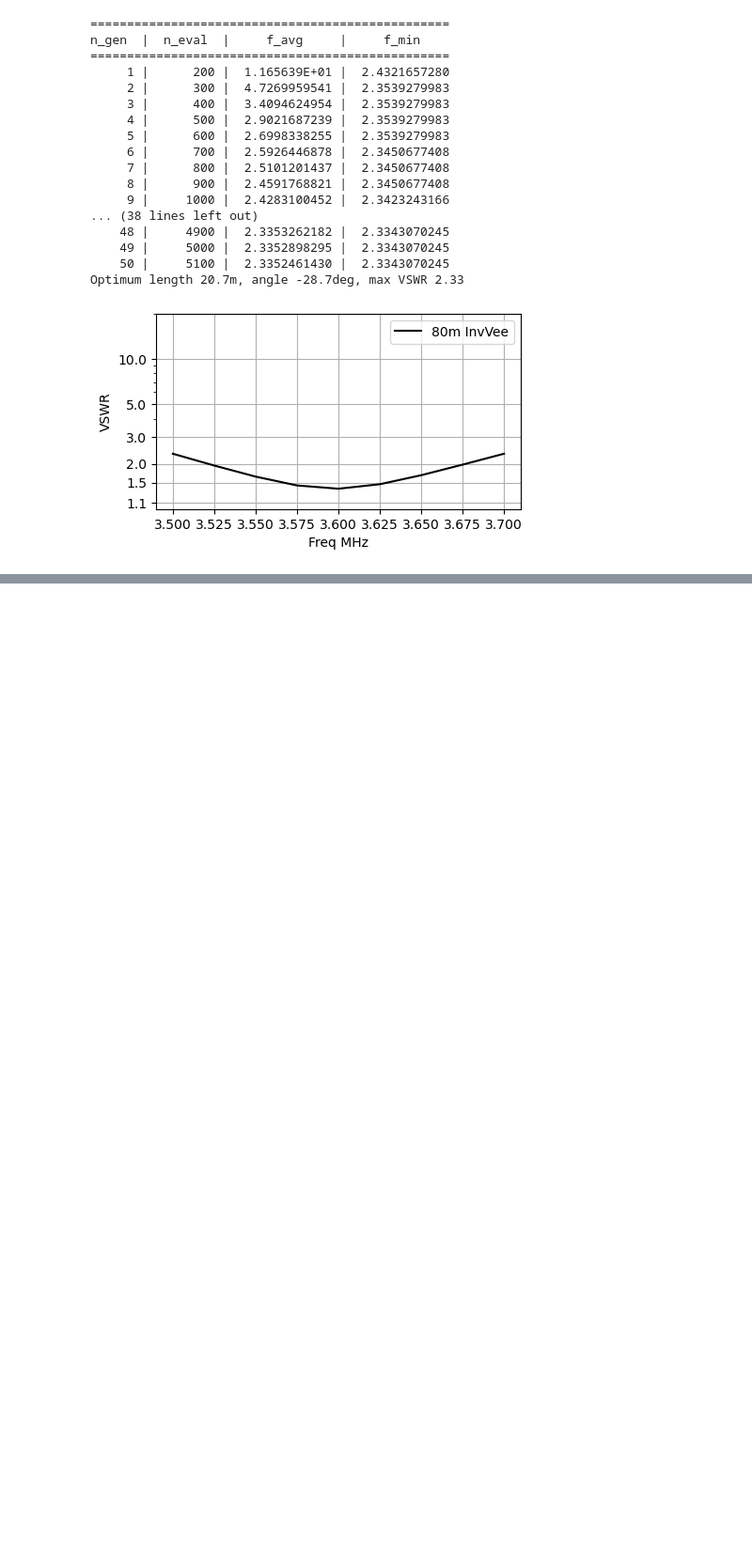
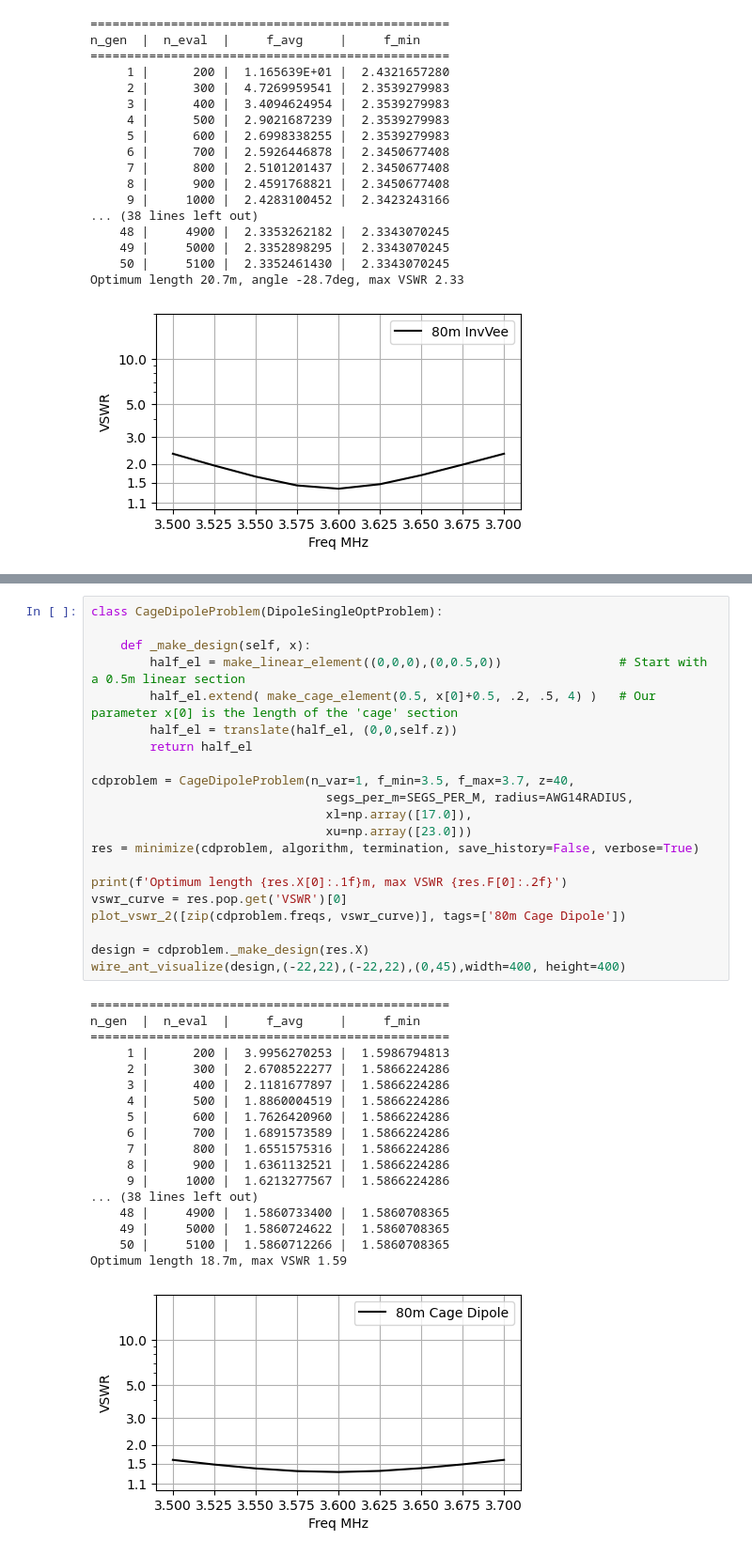
Before and after one commit to flatos/nec5toolkit, a Jupyter notebook: Wire Antennas/020_Intro_to_Optimization.ipynb, the cells around one changed output, grey strips where cells are left out. Shown: that part at 94% size. Cells and saved outputs as stored; diff of their text form; blank space fills up the shorter version.

```diff
--- a/Wire Antennas/020_Intro_to_Optimization.ipynb
+++ b/Wire Antennas/020_Intro_to_Optimization.ipynb
@@ -287,0 +294,40 @@ Optimum length 20.7m, angle -28.7deg, max VSWR 2.33
+# %%
+class CageDipoleProblem(DipoleSingleOptProblem):
+
+    def _make_design(self, x):
+        half_el = make_linear_element((0,0,0),(0,0.5,0))                # Start with a 0.5m linear section
+        half_el.extend( make_cage_element(0.5, x[0]+0.5, .2, .5, 4) )   # Our parameter x[0] is the length of the 'cage' section
+        half_el = translate(half_el, (0,0,self.z))
+        return half_el
+
+cdproblem = CageDipoleProblem(n_var=1, f_min=3.5, f_max=3.7, z=40,
+                                segs_per_m=SEGS_PER_M, radius=AWG14RADIUS,
+                                xl=np.array([17.0]),
+                                xu=np.array([23.0]))
+res = minimize(cdproblem, algorithm, termination, save_history=False, verbose=True)
+
+print(f'Optimum length {res.X[0]:.1f}m, max VSWR {res.F[0]:.2f}')
+vswr_curve = res.pop.get('VSWR')[0]
+plot_vswr_2([zip(cdproblem.freqs, vswr_curve)], tags=['80m Cage Dipole'])
+
+design = cdproblem._make_design(res.X)
+wire_ant_visualize(design,(-22,22),(-22,22),(0,45),width=400, height=400)
+# %% [output]
+=================================================
+n_gen  |  n_eval  |     f_avg     |     f_min
+=================================================
+     1 |      200 |  3.9956270253 |  1.5986794813
+     2 |      300 |  2.6708522277 |  1.5866224286
+     3 |      400 |  2.1181677897 |  1.5866224286
+     4 |      500 |  1.8860004519 |  1.5866224286
+     5 |      600 |  1.7626420960 |  1.5866224286
+     6 |      700 |  1.6891573589 |  1.5866224286
+     7 |      800 |  1.6551575316 |  1.5866224286
+     8 |      900 |  1.6361132521 |  1.5866224286
+     9 |     1000 |  1.6213277567 |  1.5866224286
+... (38 lines left out)
+    48 |     4900 |  1.5860733400 |  1.5860708365
+    49 |     5000 |  1.5860724622 |  1.5860708365
+    50 |     5100 |  1.5860712266 |  1.5860708365
+Optimum length 18.7m, max VSWR 1.59
+[figure, added]
```
Also changed, not shown: parts of 5 cells of this notebook, 1 other file.
